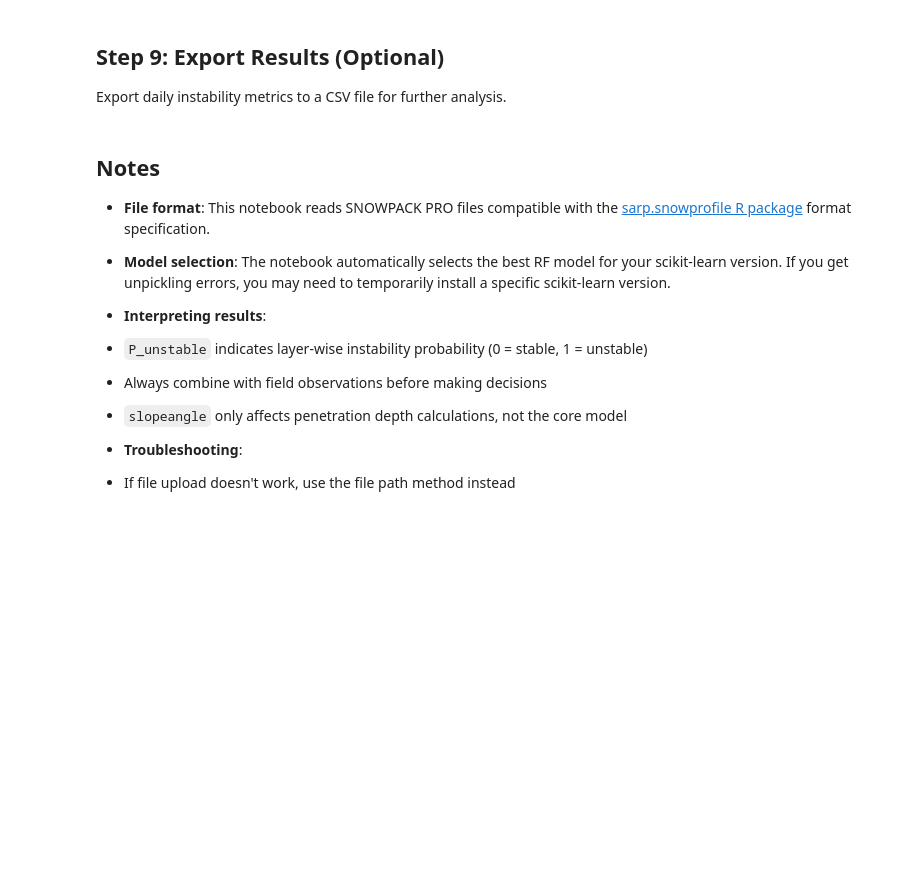
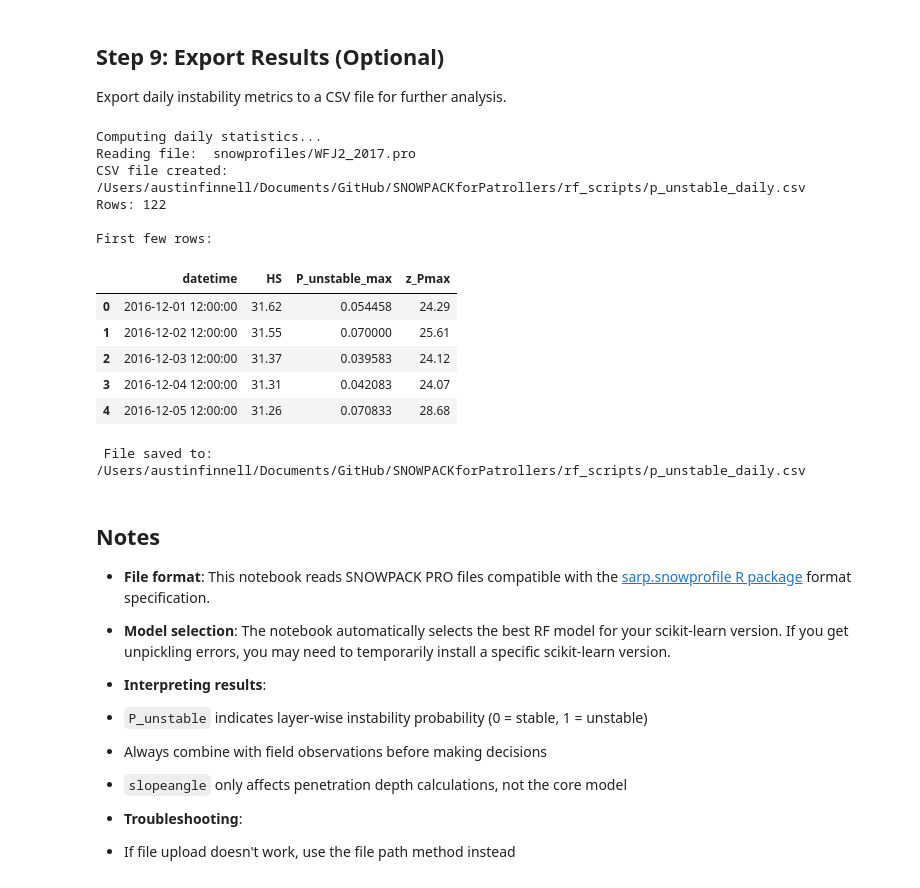
Before and after one commit to Austfi/SNOWPACKforPatrollers, a Jupyter notebook: RF_Instability.ipynb, the cells around one changed output. Drawn from its saved outputs; the diff is of its cells as text; code cells hidden in the pictures; blank space fills up the shorter version.

```diff
--- a/RF_Instability.ipynb
+++ b/RF_Instability.ipynb
@@ -176,7 +176,7 @@ rf_timestamp = datetime.datetime(2017, 2, 1, 11, 0)  # Year, Month, Day, Hour, M
 rf_slopeangle = 0  # Slope angle in degrees (affects penetration depth calculation)
 
 # Check if PRO file is set
-if not rf_pro_file_path or rf_pro_file_path == "":
+if 'rf_pro_file_path' not in globals() or not rf_pro_file_path or rf_pro_file_path == "":
     print("Please set rf_pro_file_path in the previous cell first!")
 elif not pathlib.Path(rf_pro_file_path).exists():
     print(f"File not found: {rf_pro_file_path}")
@@ -230,7 +223,7 @@ rf_stop = pd.Timestamp(rf_year, 4, 1, 12, 0)  # Stop: Apr 1 of analysis year
 rf_slopeangle = 0  # Slope angle in degrees
 
 # Check if PRO file is set
-if not rf_pro_file_path or rf_pro_file_path == "":
+if 'rf_pro_file_path' not in globals() or not rf_pro_file_path or rf_pro_file_path == "":
     print("Please set rf_pro_file_path in Step 6 first!")
 elif not pathlib.Path(rf_pro_file_path).exists():
     print(f"File not found: {rf_pro_file_path}")
@@ -473,7 +472,7 @@ Export daily instability metrics to a CSV file for further analysis.
 # Step 9: Export results to CSV (Optional)
 # This creates a CSV file with daily maximum P_unstable values and depths
 
-if not rf_pro_file_path or rf_pro_file_path == "":
+if 'rf_pro_file_path' not in globals() or not rf_pro_file_path or rf_pro_file_path == "":
     print("Skipping CSV export - no PRO file set")
 else:
     try:
@@ -498,33 +497,47 @@ else:
                 'datetime': rf_day,
                 'HS': float(rf_df_day['layer_top'].iloc[-1]) if 'layer_top' in rf_df_day else float('nan'),
                 'P_unstable_max': float(rf_df_day['P_unstable'].max()),
                 'z_Pmax': float(rf_df_day.loc[rf_df_day['P_unstable'].idxmax(), 'layer_top']) if 'layer_top' in rf_df_day else float('nan')
             })
 
         if rf_rows_export:
             rf_out_df = pd.DataFrame(rf_rows_export).sort_values('datetime')
             rf_out_csv = rf_dir / "p_unstable_daily.csv"
             rf_out_df.to_csv(rf_out_csv, index=False)
 
             print(f"CSV file created: {rf_out_csv}")
             print(f"Rows: {len(rf_out_df)}")
             print("\nFirst few rows:")
             from IPython.display import display
             display(rf_out_df.head())
 
             # In Colab, offer download
             try:
                 from google.colab import files
                 print("\n Downloading CSV file...")
                 files.download(str(rf_out_csv))
             except ImportError:
                 print(f"\n File saved to: {rf_out_csv}")
         else:
             print("No data to export. Check date range and PRO file.")
 
     except Exception as e:
         print(f"Error exporting CSV: {e}")
         raise
+# %% [output]
+Computing daily statistics...
+Reading file:  snowprofiles/WFJ2_2017.pro
+CSV file created: /Users/austinfinnell/Documents/GitHub/SNOWPACKforPatrollers/rf_scripts/p_unstable_daily.csv
+Rows: 122
+
+First few rows:
+|  | datetime | HS | P_unstable_max | z_Pmax |
+| 0 | 2016-12-01 12:00:00 | 31.62 | 0.054458 | 24.29 |
+| 1 | 2016-12-02 12:00:00 | 31.55 | 0.070000 | 25.61 |
+| 2 | 2016-12-03 12:00:00 | 31.37 | 0.039583 | 24.12 |
+| 3 | 2016-12-04 12:00:00 | 31.31 | 0.042083 | 24.07 |
+| 4 | 2016-12-05 12:00:00 | 31.26 | 0.070833 | 28.68 |
+ File saved to: /Users/austinfinnell/Documents/GitHub/SNOWPACKforPatrollers/rf_scripts/p_unstable_daily.csv
 # %% [markdown]
 ## Notes
 
```
Also changed, not shown: parts of 2 cells of this notebook.
